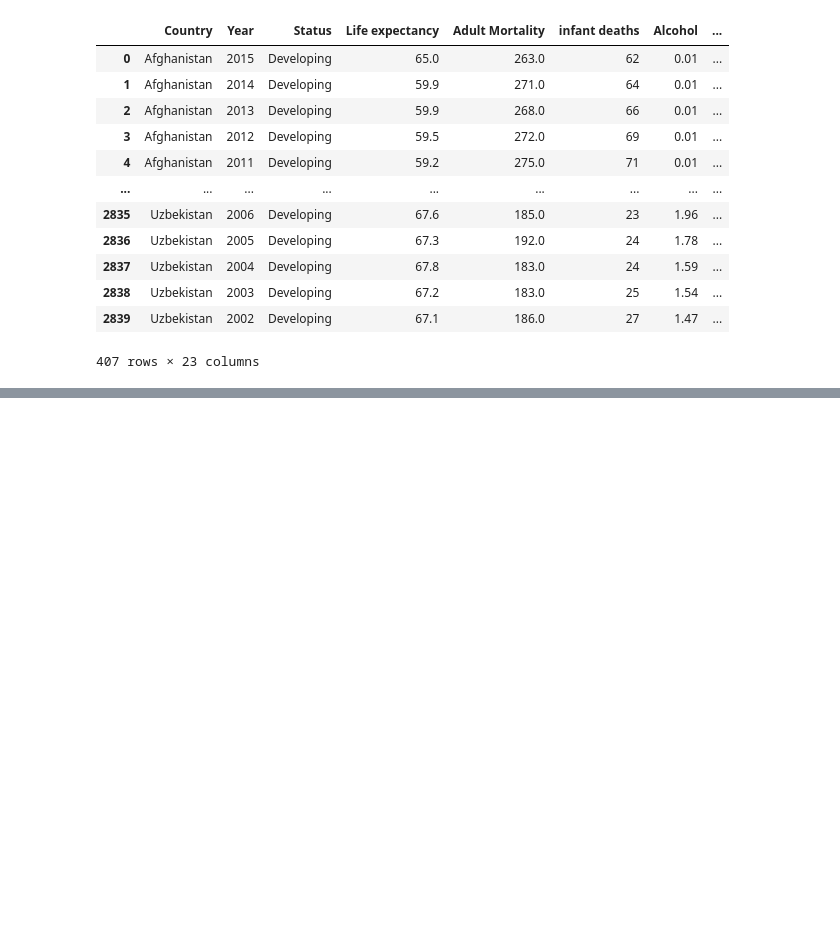
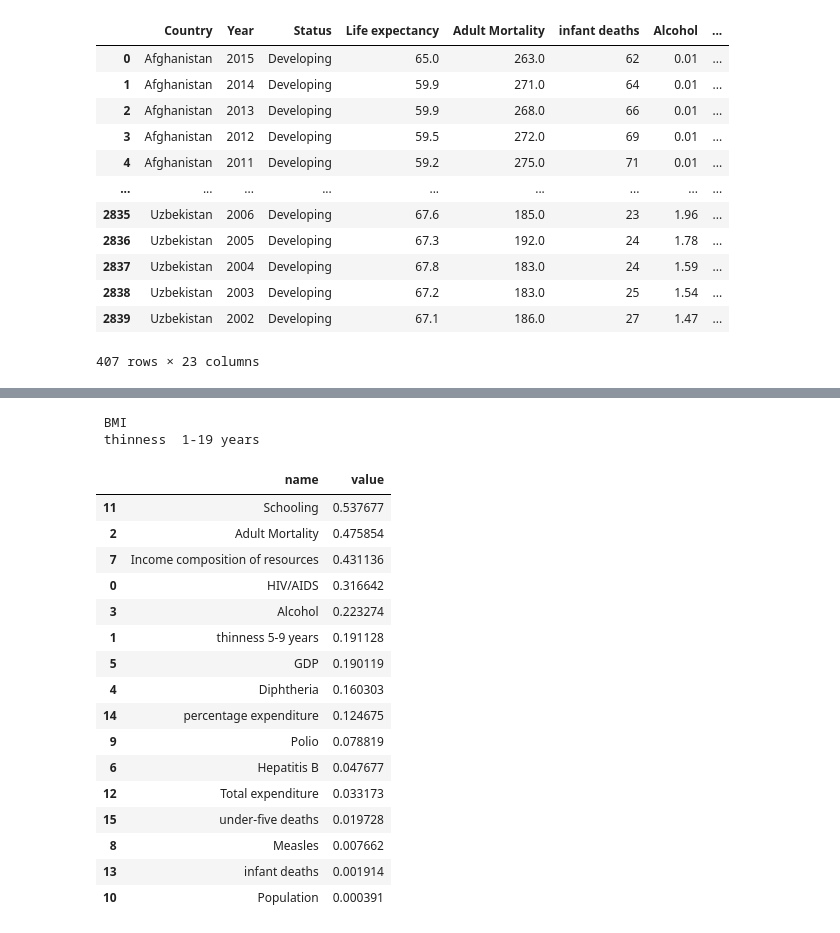
Before and after one commit to Daivar/ML-models-training, a Jupyter notebook: „Life_expectancy_ipynb“.ipynb, the cells around one changed output, grey strips where cells are left out. Drawn from its saved outputs; the diff is of its cells as text; code cells hidden in the pictures; blank space fills up the shorter version.

```diff
--- a/„Life_expectancy_ipynb“.ipynb
+++ b/„Life_expectancy_ipynb“.ipynb
@@ -272,0 +297,54 @@ Objective did not converge. You might want to increase the number of iterations.
+# %%
+from sklearn.model_selection import train_test_split
+from sklearn.linear_model import LinearRegression
+import pandas as pd
+import numpy as np
+
+data = pd.read_csv('Life Expectancy Data.csv')
+life_exp = data.dropna()
+
+target = np.array(life_exp['Life expectancy '])
+# features = life_exp[life_exp.columns.difference(['Life expectancy ', 'Year'])] # - 2 columns
+df = pd.DataFrame(columns=['name', 'value'])
+
+for col_type, column in zip(life_exp.dtypes, life_exp[life_exp.columns.difference(['Life expectancy ', 'Year', 'Country', 'Status'])]): # , 'Country', 'Status'
+  if(col_type == 'object'):
+    # features = np.array(pd.get_dummies(life_exp[column]))
+    print(column)
+    continue
+  else:
+    features = np.array(life_exp[column])
+  x_train, x_test, y_train, y_test = train_test_split(features, target, test_size=0.2)
+
+  # print(x_train.shape)
+  # print(y_train.shape)
+  lr = LinearRegression()
+
+  lr.fit(x_train.reshape(-1, 1), y_train)
+
+  lr_confidence = lr.score(x_test.reshape(-1, 1), y_test)
+  # print("Column: ", column, lr_confidence)
+  df = df.append({'name': column, 'value': lr_confidence}, ignore_index=True)
+
+pd.set_option('display.max_rows', 300)
+df.sort_values(['value'], ascending=False).groupby('value').head()
+# %% [output]
+ BMI
+ thinness  1-19 years
+|  | name | value |
+| 11 | Schooling | 0.537677 |
+| 2 | Adult Mortality | 0.475854 |
+| 7 | Income composition of resources | 0.431136 |
+| 0 | HIV/AIDS | 0.316642 |
+| 3 | Alcohol | 0.223274 |
+| 1 | thinness 5-9 years | 0.191128 |
+| 5 | GDP | 0.190119 |
+| 4 | Diphtheria | 0.160303 |
+| 14 | percentage expenditure | 0.124675 |
+| 9 | Polio | 0.078819 |
+| 6 | Hepatitis B | 0.047677 |
+| 12 | Total expenditure | 0.033173 |
+| 15 | under-five deaths | 0.019728 |
+| 8 | Measles | 0.007662 |
+| 13 | infant deaths | 0.001914 |
+| 10 | Population | 0.000391 |
```
Also changed, not shown: parts of 15 cells of this notebook.
